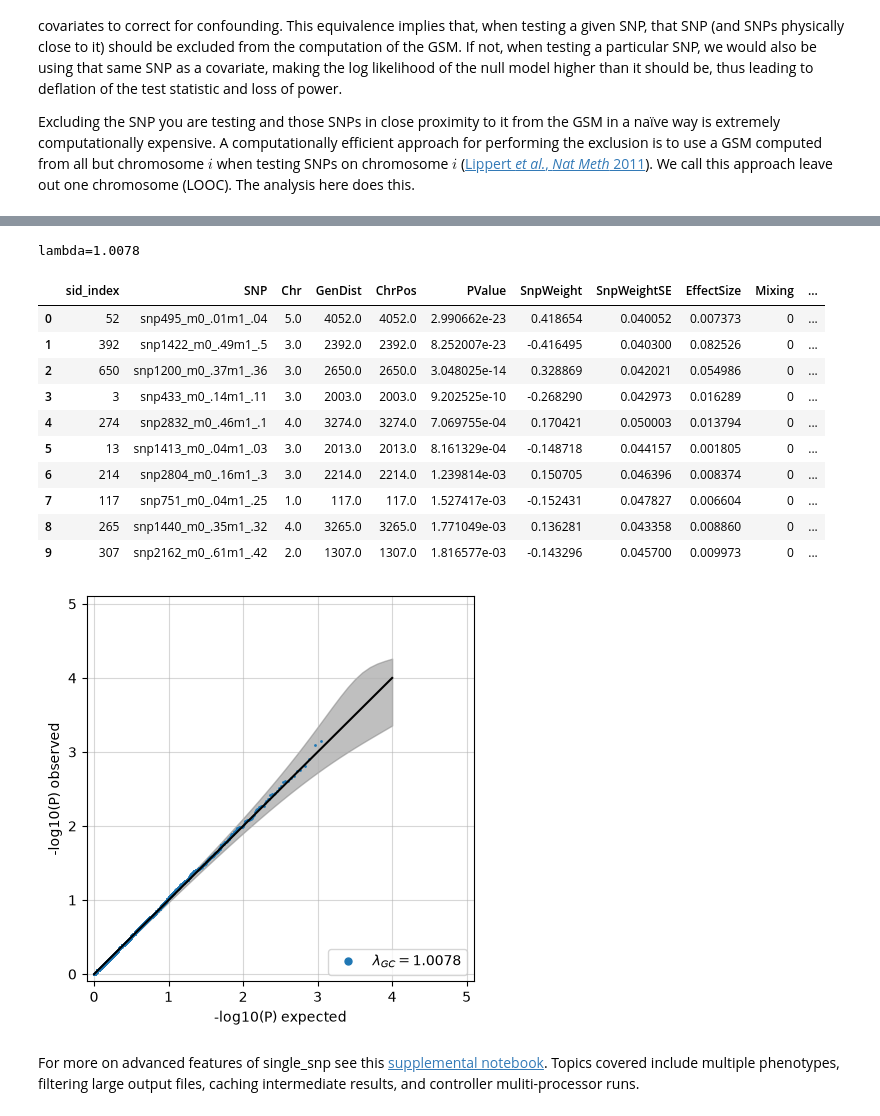
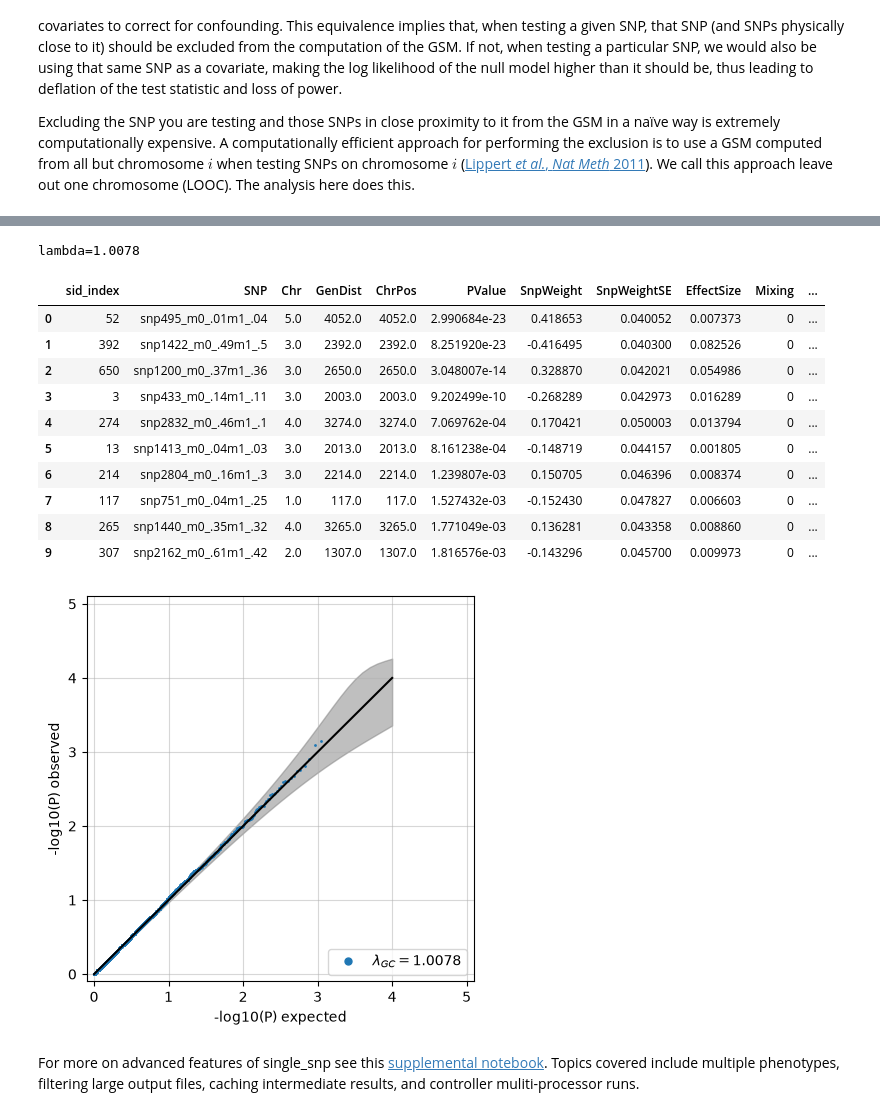
Before and after one commit to fastlmm/FaST-LMM, a Jupyter notebook: doc/ipynb/FaST-LMM.ipynb, the cells around one changed output, grey strips where cells are left out. Cells and saved outputs as stored; diff of their text form; code cells hidden in the pictures.

```diff
--- a/doc/ipynb/FaST-LMM.ipynb
+++ b/doc/ipynb/FaST-LMM.ipynb
@@ -82,44 +76,46 @@ from fastlmm.util import example_file # Download and return local file name
 
 # set up data
 ##############################
 from fastlmm.util import example_file # Download and return local file name
 bed_fn = example_file('tests/datasets/synth/all.*','*.bed')
 pheno_fn = example_file("tests/datasets/synth/pheno_10_causals.txt")
 cov_fn = example_file("tests/datasets/synth/cov.txt")
 
 # run gwas
 ###################################################################
-results_df = single_snp(bed_fn, pheno_fn, covar=cov_fn, count_A1=False)
+results_df = single_snp(
+    bed_fn, pheno_fn, covar=cov_fn, count_A1=False, xp="numpy", dtype="float64"
+)
 
 # manhattan plot
 import pylab
 import fastlmm.util.util as flutil
 pylab.rcParams['figure.figsize'] = (10.0, 8.0)#For some reason, need again (appears above too) to get big figures
 flutil.manhattan_plot(results_df[["Chr", "ChrPos", "PValue"]].values, pvalue_line=1e-5, xaxis_unit_bp=False)
 pylab.show()
 
 # qq plot
 from fastlmm.util.stats import plotp
 plotp.qqplot(results_df["PValue"].values, xlim=[0,5], ylim=[0,5])
 
 # print head of results data frame
 import pandas as pd
 pd.set_option('display.width', 1000)
 results_df.head(n=10)
 # %% [output]
 [figure]
 lambda=1.0078
 |  | sid_index | SNP | Chr | GenDist | ChrPos | PValue | SnpWeight | SnpWeightSE | EffectSize | Mixing | ... |
-| 0 | 52 | snp495_m0_.01m1_.04 | 5.0 | 4052.0 | 4052.0 | 2.990662e-23 | 0.418654 | 0.040052 | 0.007373 | 0 | ... |
-| 1 | 392 | snp1422_m0_.49m1_.5 | 3.0 | 2392.0 | 2392.0 | 8.252007e-23 | -0.416495 | 0.040300 | 0.082526 | 0 | ... |
-| 2 | 650 | snp1200_m0_.37m1_.36 | 3.0 | 2650.0 | 2650.0 | 3.048025e-14 | 0.328869 | 0.042021 | 0.054986 | 0 | ... |
-| 3 | 3 | snp433_m0_.14m1_.11 | 3.0 | 2003.0 | 2003.0 | 9.202525e-10 | -0.268290 | 0.042973 | 0.016289 | 0 | ... |
-| 4 | 274 | snp2832_m0_.46m1_.1 | 4.0 | 3274.0 | 3274.0 | 7.069755e-04 | 0.170421 | 0.050003 | 0.013794 | 0 | ... |
-| 5 | 13 | snp1413_m0_.04m1_.03 | 3.0 | 2013.0 | 2013.0 | 8.161329e-04 | -0.148718 | 0.044157 | 0.001805 | 0 | ... |
-| 6 | 214 | snp2804_m0_.16m1_.3 | 3.0 | 2214.0 | 2214.0 | 1.239814e-03 | 0.150705 | 0.046396 | 0.008374 | 0 | ... |
-| 7 | 117 | snp751_m0_.04m1_.25 | 1.0 | 117.0 | 117.0 | 1.527417e-03 | -0.152431 | 0.047827 | 0.006604 | 0 | ... |
+| 0 | 52 | snp495_m0_.01m1_.04 | 5.0 | 4052.0 | 4052.0 | 2.990684e-23 | 0.418653 | 0.040052 | 0.007373 | 0 | ... |
+| 1 | 392 | snp1422_m0_.49m1_.5 | 3.0 | 2392.0 | 2392.0 | 8.251920e-23 | -0.416495 | 0.040300 | 0.082526 | 0 | ... |
+| 2 | 650 | snp1200_m0_.37m1_.36 | 3.0 | 2650.0 | 2650.0 | 3.048007e-14 | 0.328870 | 0.042021 | 0.054986 | 0 | ... |
+| 3 | 3 | snp433_m0_.14m1_.11 | 3.0 | 2003.0 | 2003.0 | 9.202499e-10 | -0.268289 | 0.042973 | 0.016289 | 0 | ... |
+| 4 | 274 | snp2832_m0_.46m1_.1 | 4.0 | 3274.0 | 3274.0 | 7.069762e-04 | 0.170421 | 0.050003 | 0.013794 | 0 | ... |
+| 5 | 13 | snp1413_m0_.04m1_.03 | 3.0 | 2013.0 | 2013.0 | 8.161238e-04 | -0.148719 | 0.044157 | 0.001805 | 0 | ... |
+| 6 | 214 | snp2804_m0_.16m1_.3 | 3.0 | 2214.0 | 2214.0 | 1.239807e-03 | 0.150705 | 0.046396 | 0.008374 | 0 | ... |
+| 7 | 117 | snp751_m0_.04m1_.25 | 1.0 | 117.0 | 117.0 | 1.527432e-03 | -0.152430 | 0.047827 | 0.006603 | 0 | ... |
 | 8 | 265 | snp1440_m0_.35m1_.32 | 4.0 | 3265.0 | 3265.0 | 1.771049e-03 | 0.136281 | 0.043358 | 0.008860 | 0 | ... |
-| 9 | 307 | snp2162_m0_.61m1_.42 | 2.0 | 1307.0 | 1307.0 | 1.816577e-03 | -0.143296 | 0.045700 | 0.009973 | 0 | ... |
+| 9 | 307 | snp2162_m0_.61m1_.42 | 2.0 | 1307.0 | 1307.0 | 1.816576e-03 | -0.143296 | 0.045700 | 0.009973 | 0 | ... |
 [figure]
 # %% [markdown]
 For more on advanced features of single_snp see this [supplemental notebook](https://github.com/fastlmm/FaST-LMM/blob/master/doc/ipynb/fastlmm2021.ipynb). Topics covered include multiple phenotypes, filtering large output files, caching intermediate results, and controller muliti-processor runs.
```
Also changed, not shown: parts of 8 cells of this notebook, 1 other file.
